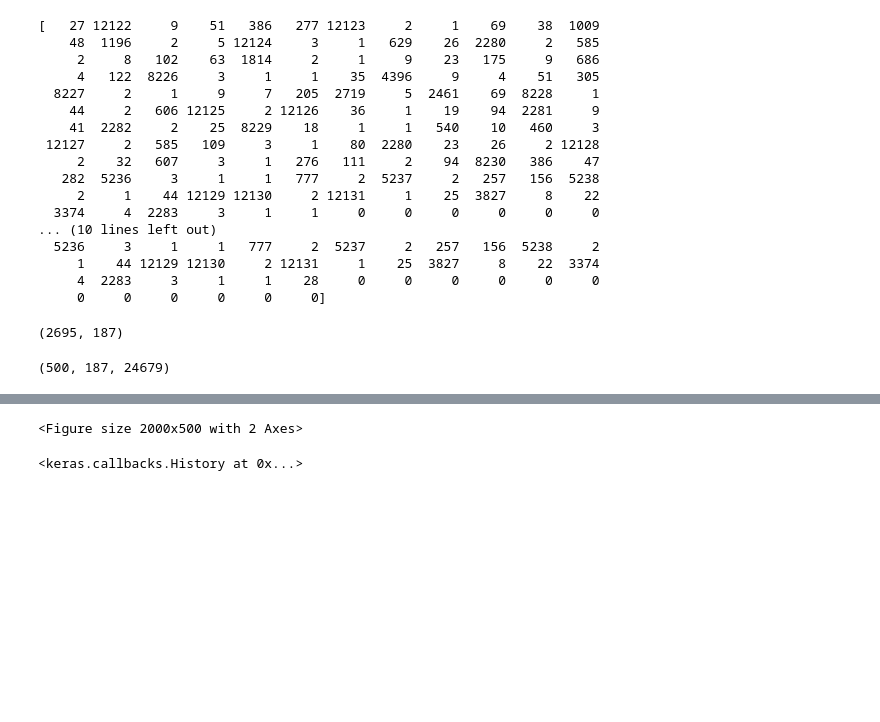
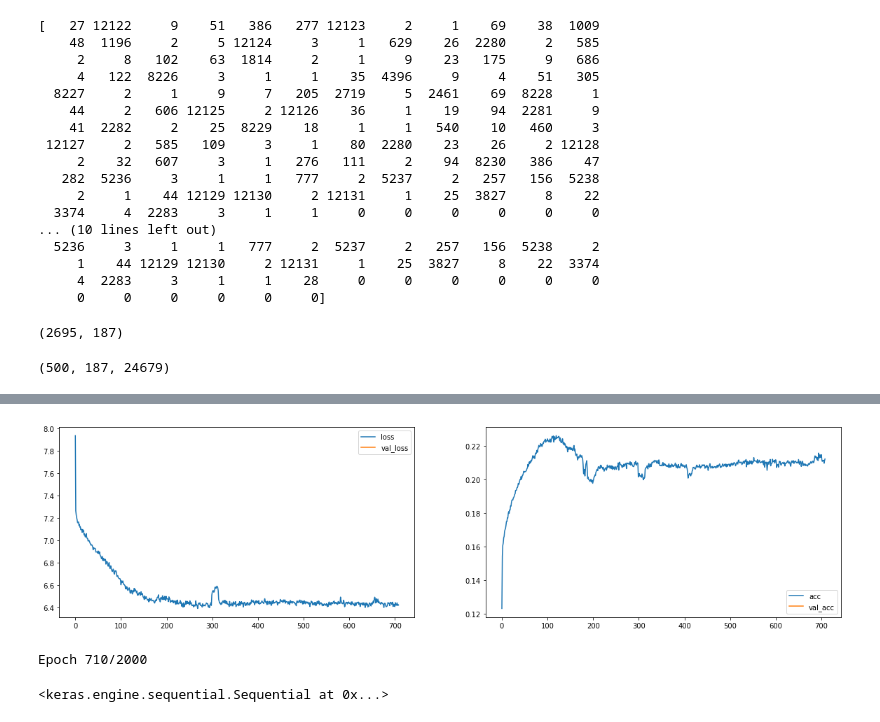
Before and after one commit to jganzabal/sonetos, a Jupyter notebook: sonetosSigloXX.ipynb, the cells around one changed output, grey strips where cells are left out. Drawn from its saved outputs; the diff is of its cells as text; code cells hidden in the pictures; blank space fills up the shorter version.

```diff
--- a/sonetosSigloXX.ipynb
+++ b/sonetosSigloXX.ipynb
@@ -99,0 +121,10 @@ target_sonetos_padded_cat.shape
+# %%
+def generator(input_sonetos_padded, target_sonetos_padded, batch_size = 16):
+ # Create empty arrays to contain batch of features and labels#
+ batch_features = np.zeros((batch_size, 64, 64, 3))
+ batch_labels = np.zeros((batch_size,1))
+ while True:
+    indexes = np.random.choice(len(input_sonetos_padded), batch_size, replace=False)
+    batch_features = input_sonetos_padded[indexes]
+    batch_labels = to_categorical(target_sonetos_padded[indexes]-1, num_classes=VOCAB_SIZE)
+    yield batch_features, batch_labels
@@ -122,14 +215,25 @@ Total params: 4,861,927
 Trainable params: 4,861,927
 Non-trainable params: 0
 _________________________________________________________________
+# %%
+optim = Adam(lr=0.1)
 # %%
 from fnn_helper import PlotLosses
-batch_size = 32
+batch_size = 16
 plot_losses = PlotLosses(plot_interval=1, evaluate_interval=None)
-model.compile(loss='categorical_crossentropy', optimizer='adam', metrics=['accuracy'])
-model.fit(input_sonetos_padded[:NUM_SONETOS],
-          target_sonetos_padded_cat,
-          batch_size=batch_size, epochs=2, verbose = 1, callbacks=[plot_losses])
+model.compile(loss='categorical_crossentropy', optimizer=optim, metrics=['accuracy'])
+#model.fit(input_sonetos_padded[:NUM_SONETOS],
+#          target_sonetos_padded_cat,
+#          batch_size=batch_size, epochs=200, verbose = 1, callbacks=[plot_losses])
+model.fit_generator(generator(input_sonetos_padded, target_sonetos_padded, batch_size = batch_size),
+                    steps_per_epoch=int(len(input_sonetos_padded)/batch_size),
+                    epochs=2000,
+                    callbacks=[plot_losses])
+
+# model.fit_generator(DataGenerator(input_sonetos_padded, target_sonetos_padded, VOCAB_SIZE, batch_size = batch_size, shuffle=False),
+#                     steps_per_epoch=int(len(input_sonetos_padded)/batch_size),
+#                     epochs=2000,
+#                     callbacks=[plot_losses])
 # %% [output]
+[figure, added]
-<Figure size 2000x500 with 2 Axes>
+Epoch 710/2000
-<keras.callbacks.History at 0x...>
@@ -135,0 +246,4 @@ model.fit(input_sonetos_padded[:NUM_SONETOS],
+# %%
+model
+# %% [output]
+<keras.engine.sequential.Sequential at 0x...>
```
Also changed, not shown: parts of 15 cells of this notebook, 9 other files.
